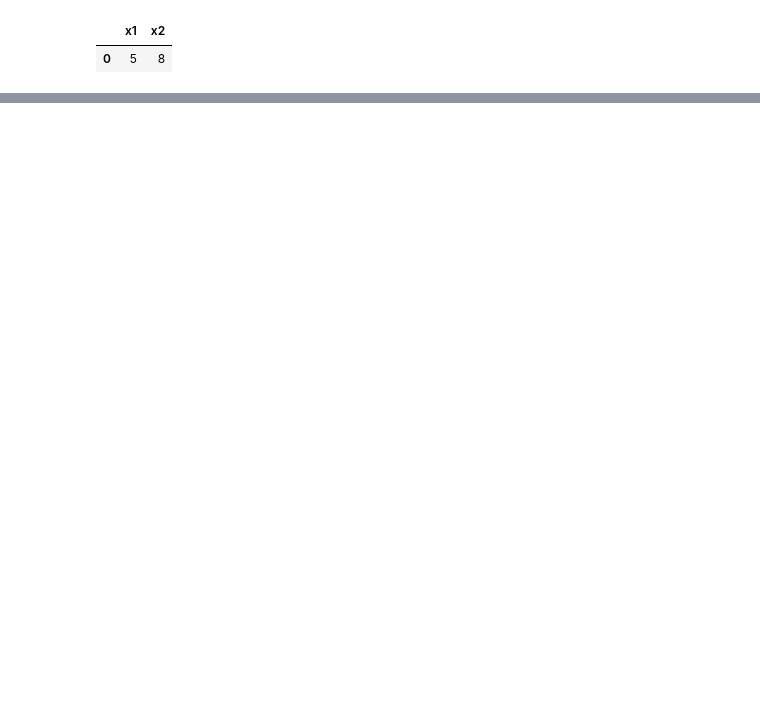
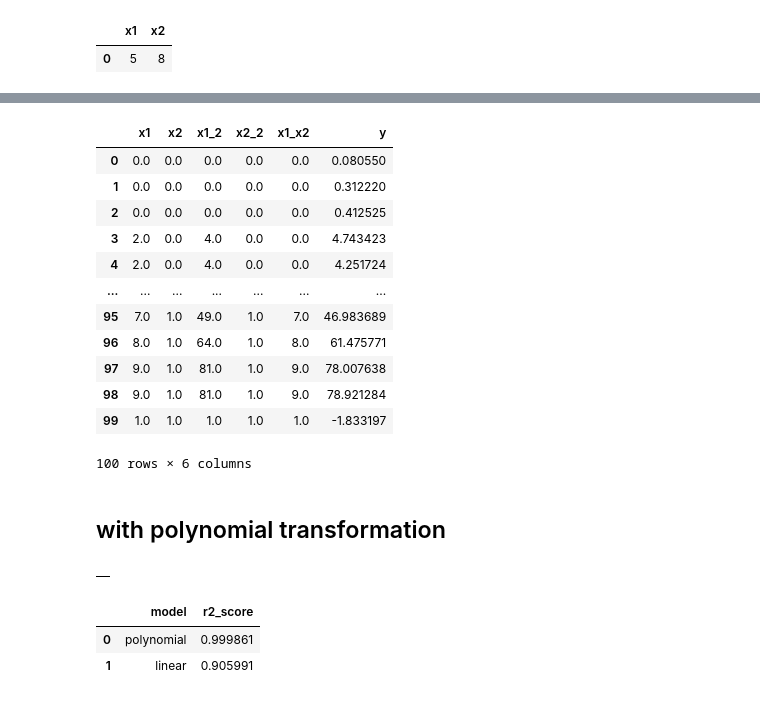
Before and after one commit to cs544-wisc/s23, a Jupyter notebook: lec/39-bq3/demo.ipynb, the cells around one changed output, grey strips where cells are left out. Drawn from its saved outputs; the diff is of its cells as text; code cells hidden in the pictures; blank space fills up the shorter version.

```diff
--- a/lec/39-bq3/demo.ipynb
+++ b/lec/39-bq3/demo.ipynb
@@ -358,0 +399,35 @@ df.iloc[0].at["r2_score"]
+# %%
+%%bigquery
+SELECT x1,x2,POWER(x1,2) AS x1_2,POWER(x2,2) AS x2_2,x1*x2 AS x1_x2, y
+FROM (
+    SELECT x1,x2,y
+    FROM `cs320-f21.apr28.tbl2`
+)
+# %% [output]
+|  | x1 | x2 | x1_2 | x2_2 | x1_x2 | y |
+| 0 | 0.0 | 0.0 | 0.0 | 0.0 | 0.0 | 0.080550 |
+| 1 | 0.0 | 0.0 | 0.0 | 0.0 | 0.0 | 0.312220 |
+| 2 | 0.0 | 0.0 | 0.0 | 0.0 | 0.0 | 0.412525 |
+| 3 | 2.0 | 0.0 | 4.0 | 0.0 | 0.0 | 4.743423 |
+| 4 | 2.0 | 0.0 | 4.0 | 0.0 | 0.0 | 4.251724 |
+| ... | ... | ... | ... | ... | ... | ... |
+| 95 | 7.0 | 1.0 | 49.0 | 1.0 | 7.0 | 46.983689 |
+| 96 | 8.0 | 1.0 | 64.0 | 1.0 | 8.0 | 61.475771 |
+| 97 | 9.0 | 1.0 | 81.0 | 1.0 | 9.0 | 78.007638 |
+| 98 | 9.0 | 1.0 | 81.0 | 1.0 | 9.0 | 78.921284 |
+| 99 | 1.0 | 1.0 | 1.0 | 1.0 | 1.0 | -1.833197 |
+100 rows × 6 columns
+# %% [markdown]
+## with polynomial transformation
+# %%
+%%bigquery
+CREATE OR REPLACE MODEL `cs320-f21.apr28.m2`
+TRANSFORM(x1,x2,POWER(x1,2) AS x1_2,POWER(x2,2) AS x2_2,x1*x2 AS x1_x2, y)
+OPTIONS(model_type='LINEAR_REG', INPUT_LABEL_COLS=['y'])
+
+AS
+
+SELECT x1,x2,y
+FROM `cs320-f21.apr28.tbl2`
+# %% [output]
+|  |
@@ -358,0 +453,6 @@ df.iloc[0].at["r2_score"]
+# %%
+df
+# %% [output]
+|  | model | r2_score |
+| 0 | polynomial | 0.999861 |
+| 1 | linear | 0.905991 |
```
Also changed, not shown: parts of 40 cells of this notebook.
